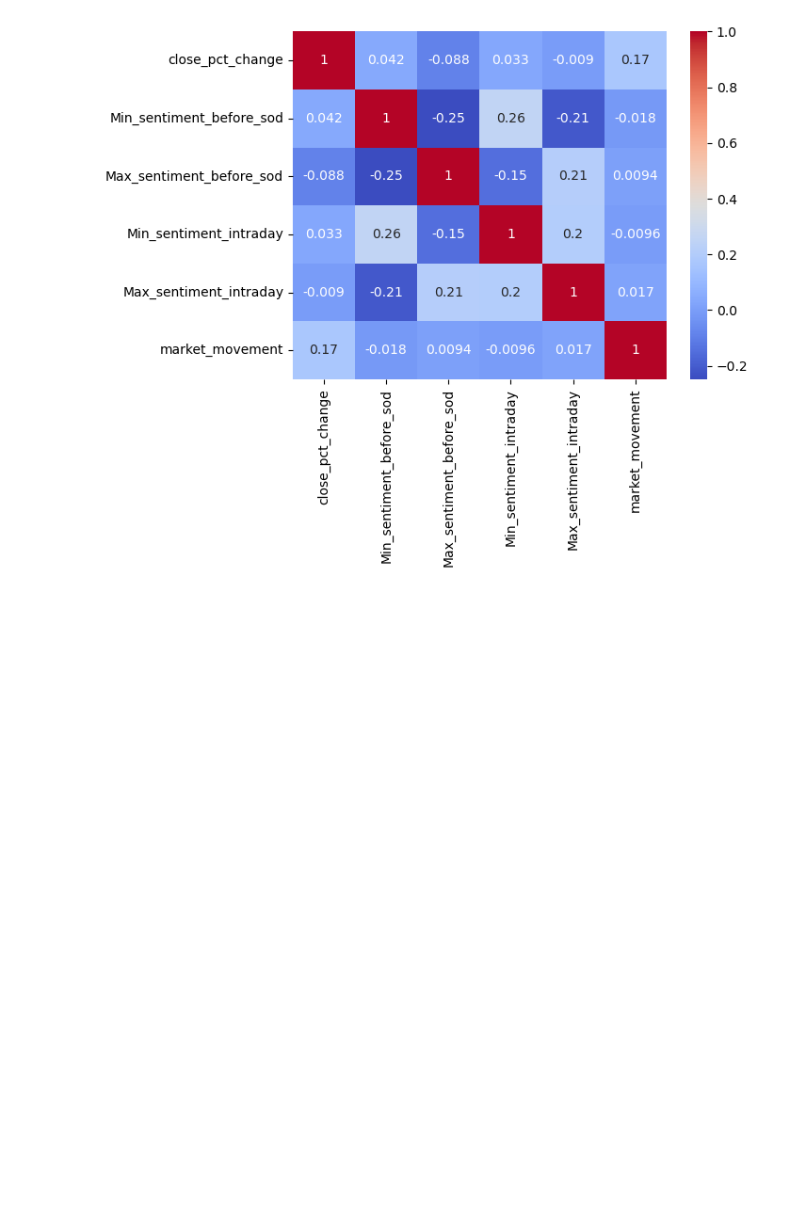
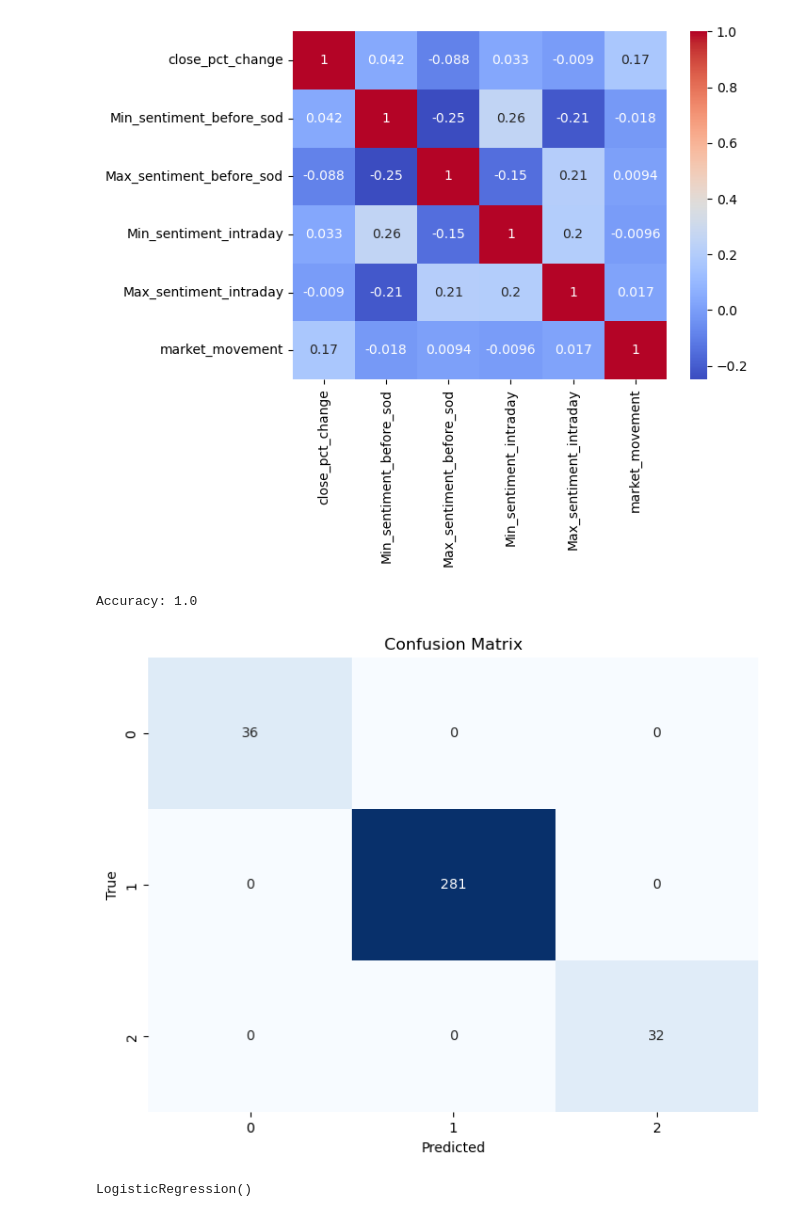
Before and after one commit to rushibankar3/Stock-market-sentiment-Analysis, a Jupyter notebook: stock_prediction.ipynb, the cells around one changed output. Saved outputs shown, nothing was run; the diff lists cells and outputs as text; code cells hidden in the pictures; blank space fills up the shorter version.

Commit message:
Update stock prediction notebook and add scalers

```diff
--- a/stock_prediction.ipynb
+++ b/stock_prediction.ipynb
@@ -383,0 +388,49 @@ final_market_df.reset_index(drop=True, inplace=True)
+# %%
+# Define the required columns and the target variable
+required_cols = ['close_pct_change', 'Min_sentiment_before_sod', 'Max_sentiment_before_sod',
+                 'Min_sentiment_intraday', 'Max_sentiment_intraday']
+target_col = 'market_movement'
+
+# Splitting the data into features (X) and target variable (y)
+X = final_market_df[required_cols]
+y = final_market_df[target_col]
+
+# Splitting the data into train and test sets (80% train, 20% test)
+X_train, X_test, y_train, y_test = train_test_split(X, y, test_size=0.2, random_state=42)
+
+# Initialize Random Forest Classifier
+rf_classifier = RandomForestClassifier()
+# %%
+rf_classifier.fit(X_train, y_train)
+# Predictions on the test set
+y_pred = rf_classifier.predict(X_test)
+
+# Calculate accuracy
+accuracy = accuracy_score(y_test, y_pred)
+print(f"Accuracy: {accuracy}")
+# %% [output]
+Accuracy: 1.0
+# %%
+# Calculate confusion matrix
+from sklearn.metrics import confusion_matrix
+cm = confusion_matrix(y_test, y_pred)
+
+# Plot confusion matrix
+plt.figure(figsize=(8, 6))
+sns.heatmap(cm, annot=True, fmt='d', cmap='Blues', cbar=False)
+plt.xlabel('Predicted')
+plt.ylabel('True')
+plt.title('Confusion Matrix')
+plt.show()
+# %% [output]
+[figure, added]
+# %%
+from sklearn.linear_model import LogisticRegression
+
+# Initialize Logistic Regression model
+log_reg = LogisticRegression()
+
+
+log_reg.fit(X_train, y_train)
+# %% [output]
+LogisticRegression()
```
Also changed, not shown: parts of 24 cells of this notebook, 2 other files.
